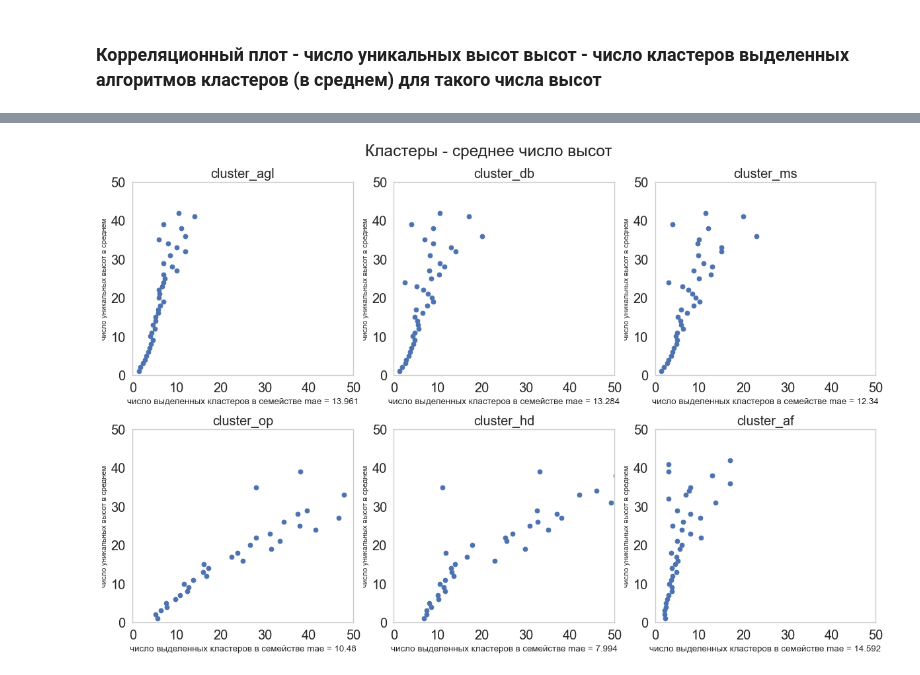
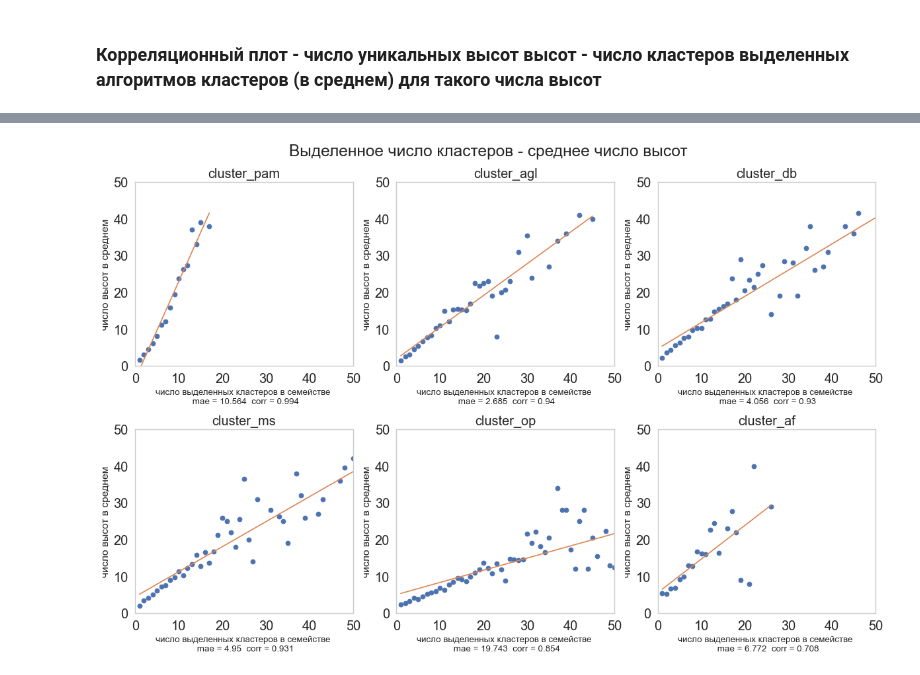
Before and after one commit to MaryIzo/coursework, a Jupyter notebook: 7_clustering_labels.ipynb, the cells around one changed output, grey strips where cells are left out. Cells and saved outputs as stored; diff of their text form; code cells hidden in the pictures.

```diff
--- a/7_clustering_labels.ipynb
+++ b/7_clustering_labels.ipynb
@@ -404,15 +373,17 @@ def return_number_h_cluster(data, name, clust):
 # %%
-algorithm = ['cluster_agl', 'cluster_db', 'cluster_ms', 'cluster_op', 'cluster_hd', 'cluster_af']
+algorithm = ['cluster_pam', 'cluster_agl', 'cluster_db', 'cluster_ms', 'cluster_op', 'cluster_af']
 
 fig = plt.figure(figsize=(15, 10), dpi=80)
-plt.suptitle('Высоты - среднее число кластеров')
+plt.suptitle('Выделенное число кластеров - среднее число высот')
 plt.rcParams.update(params)
 
 for i in range(6):
 
     plotdf = return_number_h_cluster(clustered_df_old, ' num_of_family', algorithm[i])
     plotdf = plotdf.groupby('number_clusters').mean().reset_index()
+
     m = round(mae(plotdf['number_clusters'], plotdf['number_h']), 3)
+    corr = round(spearmanr(plotdf['number_clusters'].values, plotdf['number_h'].values)[0], 3)
 
     plt.subplot(2, 3, i+1)
     plt.title(algorithm[i])
@@ -420,12 +391,13 @@ for i in range(6):
     plt.plot(plotdf['number_clusters'], plotdf['number_h'],  'o')
 
     plt.rcParams.update(params)
-    plt.xlabel(f'число выделенных кластеров в среднем mae = {m} ', size=12)
-    plt.ylabel('число уникальных высот в семействе', size=10)
+    plt.xlabel(f'число выделенных кластеров в семействе \n mae = {m}  corr = {corr}', size=12)
+    plt.ylabel('число высот в среднем', size=14)
     plt.xlim([0, 50])
     plt.ylim([0, 50])
+    #plt.legend()
     plt.grid()
 
 plt.tight_layout()
-plt.savefig(f'images/clustering_h/h_mean_clust.png')
+plt.savefig(f'images/clustering_h/mean_h_clust.png')
 # %% [output]
@@ -433,29 +489,39 @@ plt.savefig(f'images/clustering_h/h_mean_clust.png')
 # %%
-algorithm = ['cluster_agl', 'cluster_db', 'cluster_ms', 'cluster_op', 'cluster_hd', 'cluster_af']
+algorithm = ['cluster_pam', 'cluster_agl', 'cluster_db', 'cluster_ms', 'cluster_op', 'cluster_af']
 
 fig = plt.figure(figsize=(15, 10), dpi=80)
-plt.suptitle('Кластеры - среднее число высот')
+plt.suptitle('Выделенное число кластеров - среднее число высот')
 plt.rcParams.update(params)
 
 for i in range(6):
 
     plotdf = return_number_h_cluster(clustered_df_old, ' num_of_family', algorithm[i])
-    plotdf = plotdf.groupby('number_h').mean().reset_index()
-    m = round(mae(plotdf['number_clusters'], plotdf['number_h']), 3)
+    plotdf = plotdf.groupby('number_clusters').agg({'number_h': ['mean', 'std']}).fillna(0).reset_index()
+
+    number_clusters = plotdf['number_clusters']
+    number_h = plotdf['number_h']['mean']
+
+    mymodel = np.poly1d(np.polyfit(number_clusters, number_h, 1))
+
+    m = round(mae(number_clusters, number_h), 3)
+    corr = round(spearmanr(number_clusters, number_h)[0], 3)
 
     plt.subplot(2, 3, i+1)
     plt.title(algorithm[i])
 
-    plt.plot(plotdf['number_clusters'], plotdf['number_h'],  'o')
+    plt.plot(number_clusters, number_h,  'o')
+
+    plt.plot(number_clusters, mymodel(number_clusters),  '-')
 
     plt.rcParams.update(params)
-    plt.xlabel(f'число выделенных кластеров в семействе mae = {m}', size=12)
-    plt.ylabel('число уникальных высот в среднем', size=10)
+    plt.xlabel(f'число выделенных кластеров в семействе \n mae = {m}  corr = {corr}', size=12)
+    plt.ylabel('число высот в среднем', size=14)
     plt.xlim([0, 50])
     plt.ylim([0, 50])
+    #plt.legend()
     plt.grid()
 
 plt.tight_layout()
-plt.savefig(f'images/clustering_h/mean_h_clust.png')
+plt.savefig(f'images/clustering_h/regression.png')
 # %% [output]
-[figure, old version]
+[figure, new version]
```
Also changed, not shown: parts of 29 cells of this notebook, 50 other files.
